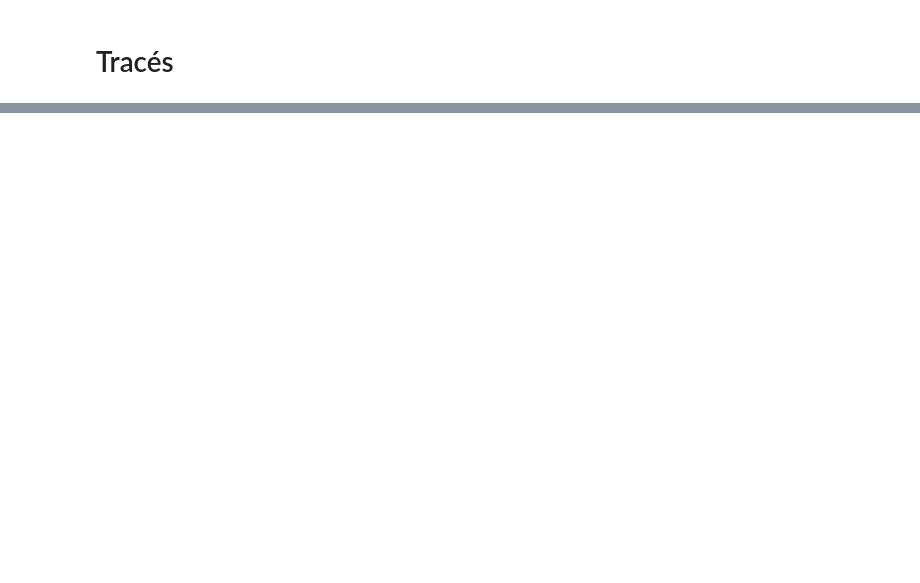
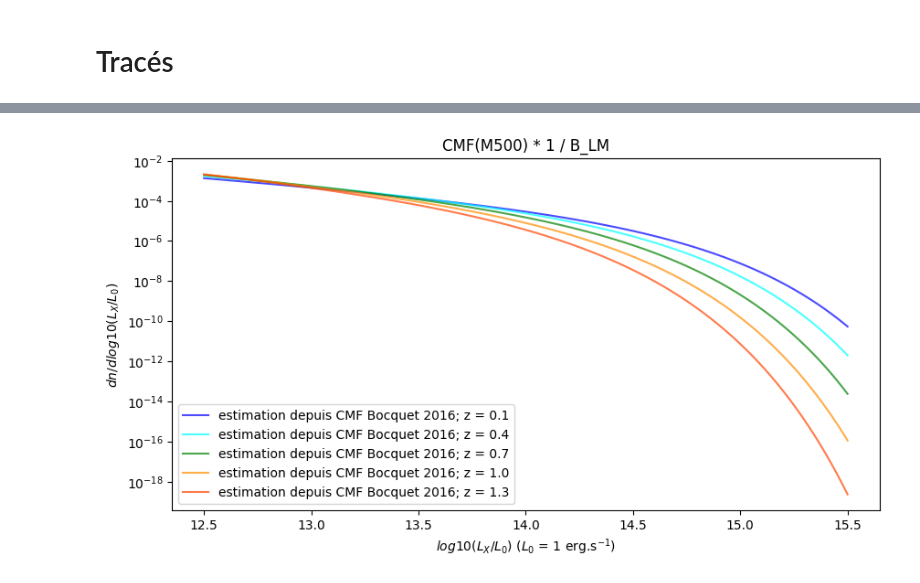
Before and after one commit to EmileD123/M2_Internship_clusters_cross_X_optical, a Jupyter notebook: caracterisation selection effects/test_dn_dlog10Lx.ipynb, the cells around one changed output, grey strips where cells are left out. Drawn from its saved outputs; the diff is of its cells as text; code cells hidden in the pictures; blank space fills up the shorter version.

```diff
--- a/caracterisation selection effects/test_dn_dlog10Lx.ipynb
+++ b/caracterisation selection effects/test_dn_dlog10Lx.ipynb
@@ -140,0 +230,7 @@ for z in range_z:
+# %%
+# Test (dn/dlog10(M500))(M500) * (1/B_LM)
+
+CMF_Bocquet_2016_with_B_LM = []
+
+for z in range_z:
+    CMF_Bocquet_2016_with_B_LM.append(hcmf.CMF_Bocquet_2016_log10(10**(range_log10_M_Msun),z) * (1/B_LM(z)))
@@ -158,0 +344,17 @@ plt.show()
+# %%
+plt.figure(figsize=(10, 5))
+
+
+for i,ClxF_values in enumerate(ClxF_values_z):
+    plt.plot(range_log10_M_Msun, CMF_Bocquet_2016_with_B_LM[i], color=colors[i], label=f'estimation depuis CMF Bocquet 2016; z = {np.round(range_z[i], 2)}', alpha=0.7)
+    plt.xlabel(r'$log10(L_{X}/L_0)$ ($L_0$ = 1 erg.s$^{-1}$)')
+    plt.ylabel(r'$dn / dlog10(L_{X}/L_0)$ ')
+    plt.yscale('log')
+
+plt.title("CMF(M500) * 1 / B_LM")
+
+plt.legend()
+
+plt.show()
+# %% [output]
+[figure, added]
```
Also changed, not shown: parts of 14 cells of this notebook, 3 other files.
